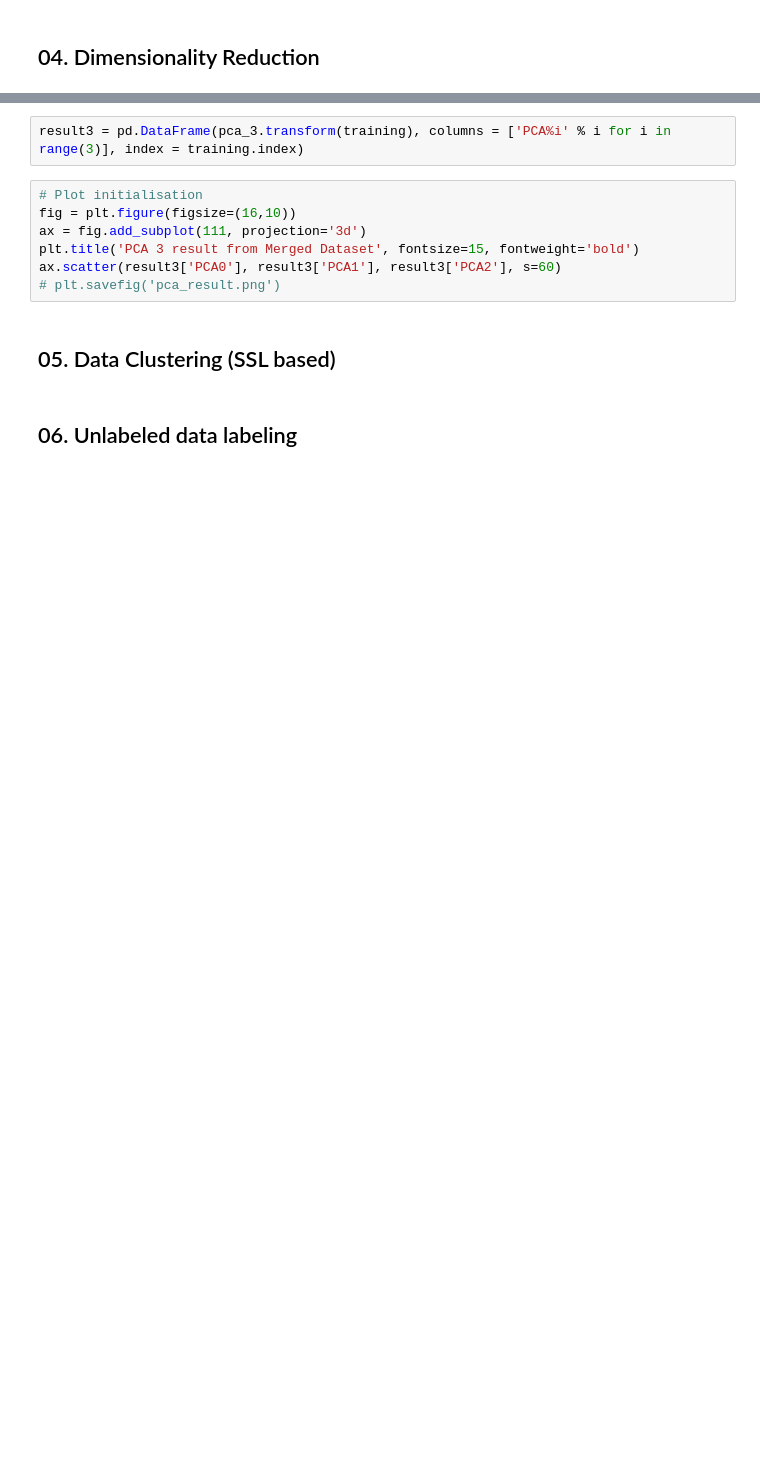
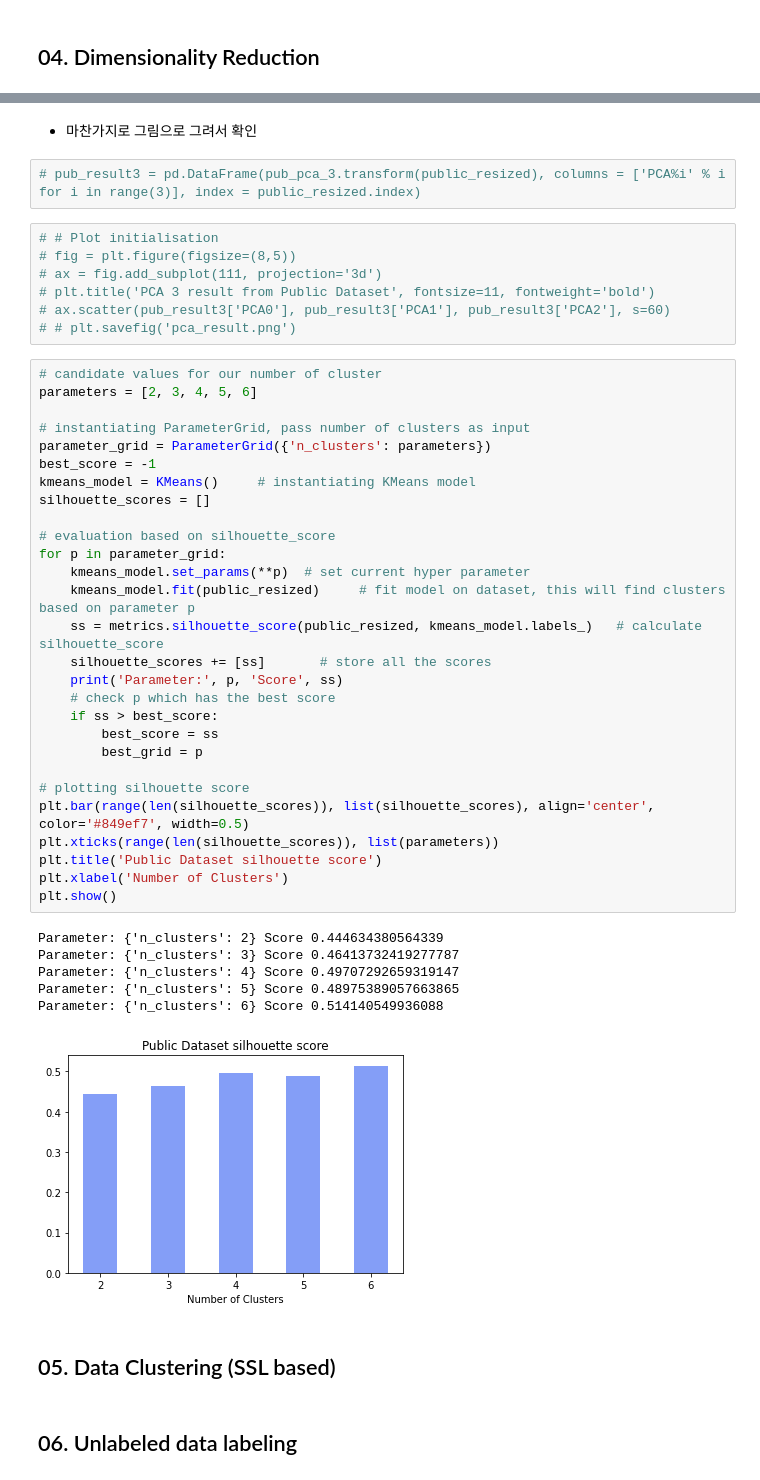
Before and after one commit to andrewyoo214/MachineLearning_python, a Jupyter notebook: DataAugmentation/DA.ipynb, the cells around one changed output, grey strips where cells are left out. Drawn from its saved outputs; the diff is of its cells as text; blank space fills up the shorter version.

```diff
--- a/DataAugmentation/DA.ipynb
+++ b/DataAugmentation/DA.ipynb
@@ -250,12 +417,49 @@ print('Cumulative variance explained by 2 principal components: {:.2%}'.format(n
+# %% [markdown]
+* 마찬가지로 그림으로 그려서 확인
 # %%
-result3 = pd.DataFrame(pca_3.transform(training), columns = ['PCA%i' % i for i in range(3)], index = training.index)
+# pub_result3 = pd.DataFrame(pub_pca_3.transform(public_resized), columns = ['PCA%i' % i for i in range(3)], index = public_resized.index)
 # %%
-# Plot initialisation
-fig = plt.figure(figsize=(16,10))
-ax = fig.add_subplot(111, projection='3d')
-plt.title('PCA 3 result from Merged Dataset', fontsize=15, fontweight='bold')
-ax.scatter(result3['PCA0'], result3['PCA1'], result3['PCA2'], s=60)
-# plt.savefig('pca_result.png')
+# # Plot initialisation
+# fig = plt.figure(figsize=(8,5))
+# ax = fig.add_subplot(111, projection='3d')
+# plt.title('PCA 3 result from Public Dataset', fontsize=11, fontweight='bold')
+# ax.scatter(pub_result3['PCA0'], pub_result3['PCA1'], pub_result3['PCA2'], s=60)
+# # plt.savefig('pca_result.png')
+# %%
+# candidate values for our number of cluster
+parameters = [2, 3, 4, 5, 6]
+
+# instantiating ParameterGrid, pass number of clusters as input
+parameter_grid = ParameterGrid({'n_clusters': parameters})
+best_score = -1
+kmeans_model = KMeans()     # instantiating KMeans model
+silhouette_scores = []
+
+# evaluation based on silhouette_score
+for p in parameter_grid:
+    kmeans_model.set_params(**p)  # set current hyper parameter
+    kmeans_model.fit(public_resized)     # fit model on dataset, this will find clusters based on parameter p
+    ss = metrics.silhouette_score(public_resized, kmeans_model.labels_)   # calculate silhouette_score
+    silhouette_scores += [ss]       # store all the scores
+    print('Parameter:', p, 'Score', ss)
+    # check p which has the best score
+    if ss > best_score:
+        best_score = ss
+        best_grid = p
+
+# plotting silhouette score
+plt.bar(range(len(silhouette_scores)), list(silhouette_scores), align='center', color='#849ef7', width=0.5)
+plt.xticks(range(len(silhouette_scores)), list(parameters))
+plt.title('Public Dataset silhouette score')
+plt.xlabel('Number of Clusters')
+plt.show()
+# %% [output]
+Parameter: {'n_clusters': 2} Score 0.444634380564339
+Parameter: {'n_clusters': 3} Score 0.46413732419277787
+Parameter: {'n_clusters': 4} Score 0.49707292659319147
+Parameter: {'n_clusters': 5} Score 0.48975389057663865
+Parameter: {'n_clusters': 6} Score 0.514140549936088
+[figure, added]
 # %% [markdown]
 ## 05. Data Clustering (SSL based)
 # %% [markdown]
```
Also changed, not shown: parts of 64 cells of this notebook, 2 other files.
